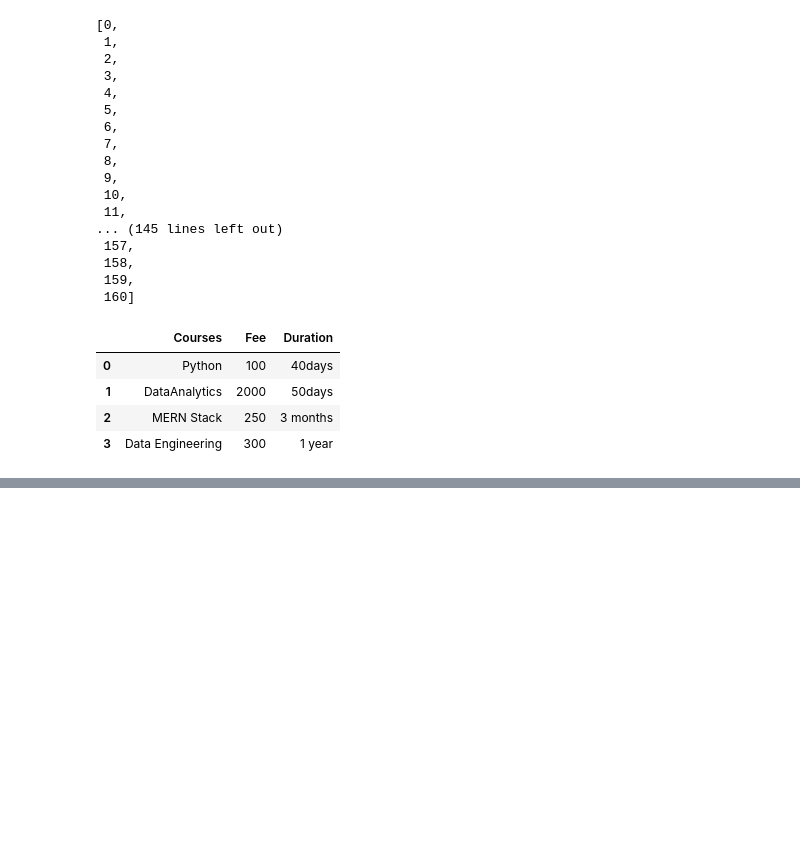
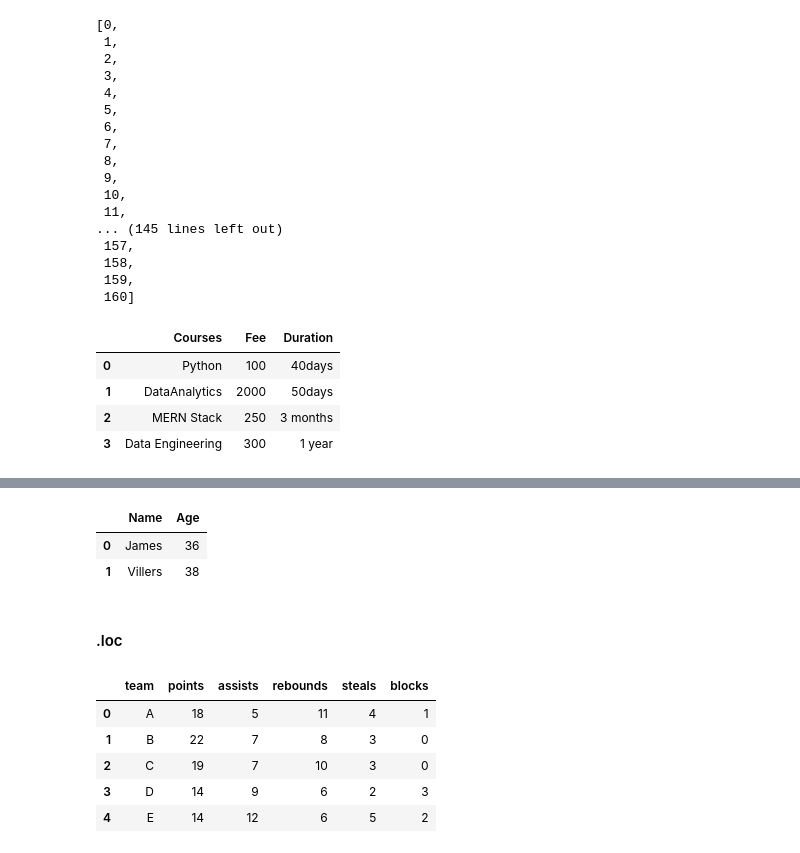
Before and after one commit to naiilaahh/pandas_101, a Jupyter notebook: notes.ipynb, the cells around one changed output, grey strips where cells are left out. Saved outputs shown, nothing was run; the diff lists cells and outputs as text; code cells hidden in the pictures; blank space fills up the shorter version.

```diff
--- a/notes.ipynb
+++ b/notes.ipynb
@@ -614,0 +762,28 @@ tech_df.head()
+# %%
+# Grab first 2 rows and first 2 columns
+
+e_df.iloc[:2, :2]
+# %% [output]
+|  | Name | Age |
+| 0 | James | 36 |
+| 1 | Villers | 38 |
+# %% [markdown]
+#### .loc
+# %%
+basketball = {'team': ['A', 'B', 'C', 'D', 'E', 'F', 'G', 'H'],
+                   'points': [18, 22, 19, 14, 14, 11, 20, 28],
+                   'assists': [5, 7, 7, 9, 12, 9, 9, 4],
+                   'rebounds': [11, 8, 10, 6, 6, 5, 9, 12],
+                   'steals': [4, 3, 3, 2, 5, 4, 3, 8],
+                   'blocks': [1, 0, 0, 3, 2, 2, 1, 5]}
+# %%
+ball = pd.DataFrame(basketball)
+# %%
+ball.head()
+# %% [output]
+|  | team | points | assists | rebounds | steals | blocks |
+| 0 | A | 18 | 5 | 11 | 4 | 1 |
+| 1 | B | 22 | 7 | 8 | 3 | 0 |
+| 2 | C | 19 | 7 | 10 | 3 | 0 |
+| 3 | D | 14 | 9 | 6 | 2 | 3 |
+| 4 | E | 14 | 12 | 6 | 5 | 2 |
```
Also changed, not shown: parts of 22 cells of this notebook, 1 other file.
